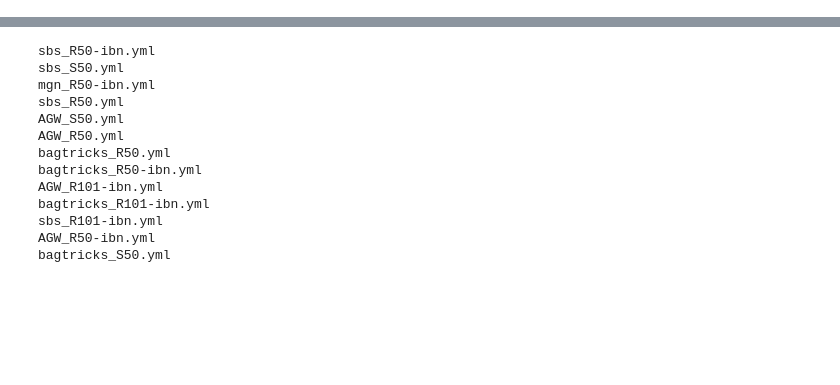
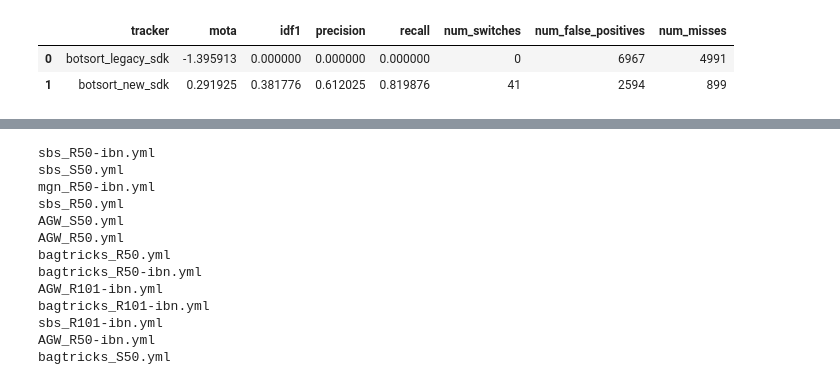
Before and after one commit to supervisely-ecosystem/tracking-by-detection, a Jupyter notebook: notebooks/test.ipynb, the cells around one changed output, grey strips where cells are left out. Cells and saved outputs as stored; diff of their text form; code cells hidden in the pictures; blank space fills up the shorter version.

```diff
--- a/notebooks/test.ipynb
+++ b/notebooks/test.ipynb
@@ -9,0 +83,7 @@ metrics
+# %%
+metrics_sdk_withour_reid = pd.read_excel('../data/eval_result/SportsMOT/sdk_comparison_without_reid/metrics_2.xlsx')
+metrics_sdk_withour_reid
+# %% [output]
+|  | tracker | mota | idf1 | precision | recall | num_switches | num_false_positives | num_misses |
+| 0 | botsort_legacy_sdk | -1.395913 | 0.000000 | 0.000000 | 0.000000 | 0 | 6967 | 4991 |
+| 1 | botsort_new_sdk | 0.291925 | 0.381776 | 0.612025 | 0.819876 | 41 | 2594 | 899 |
```
Also changed, not shown: parts of 26 cells of this notebook, 22 other files.
